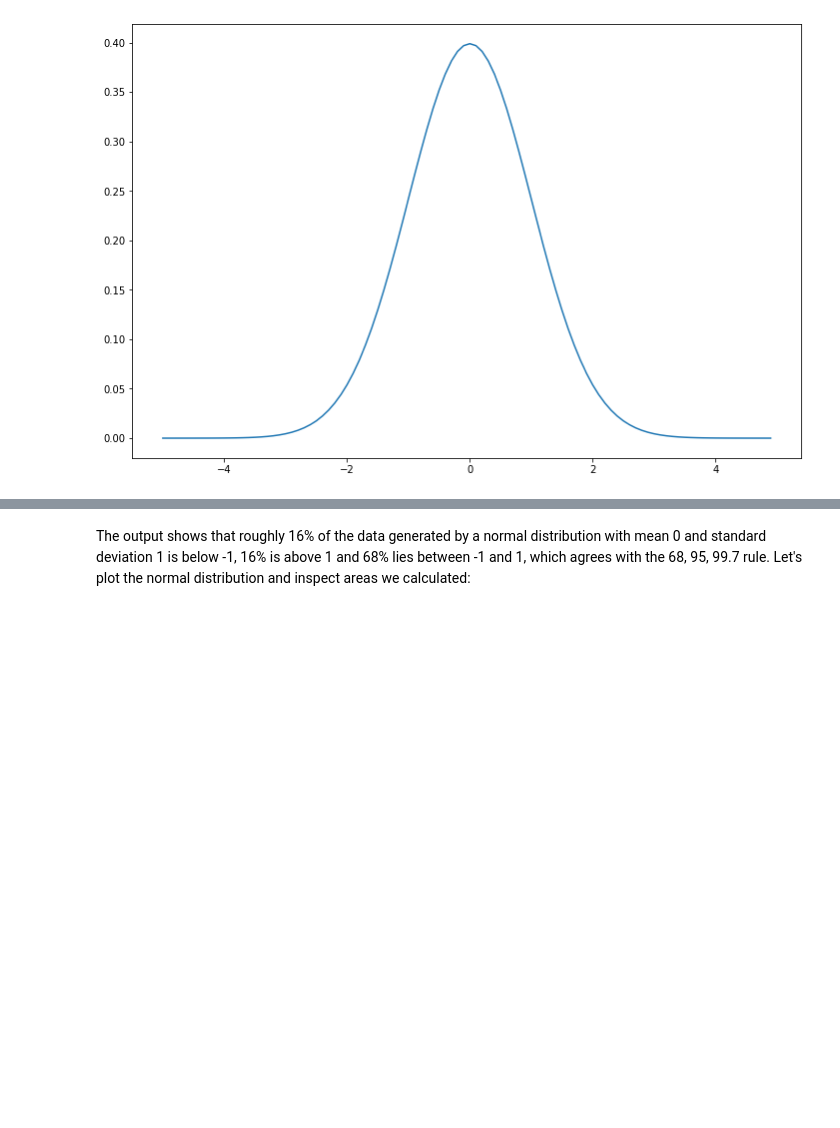
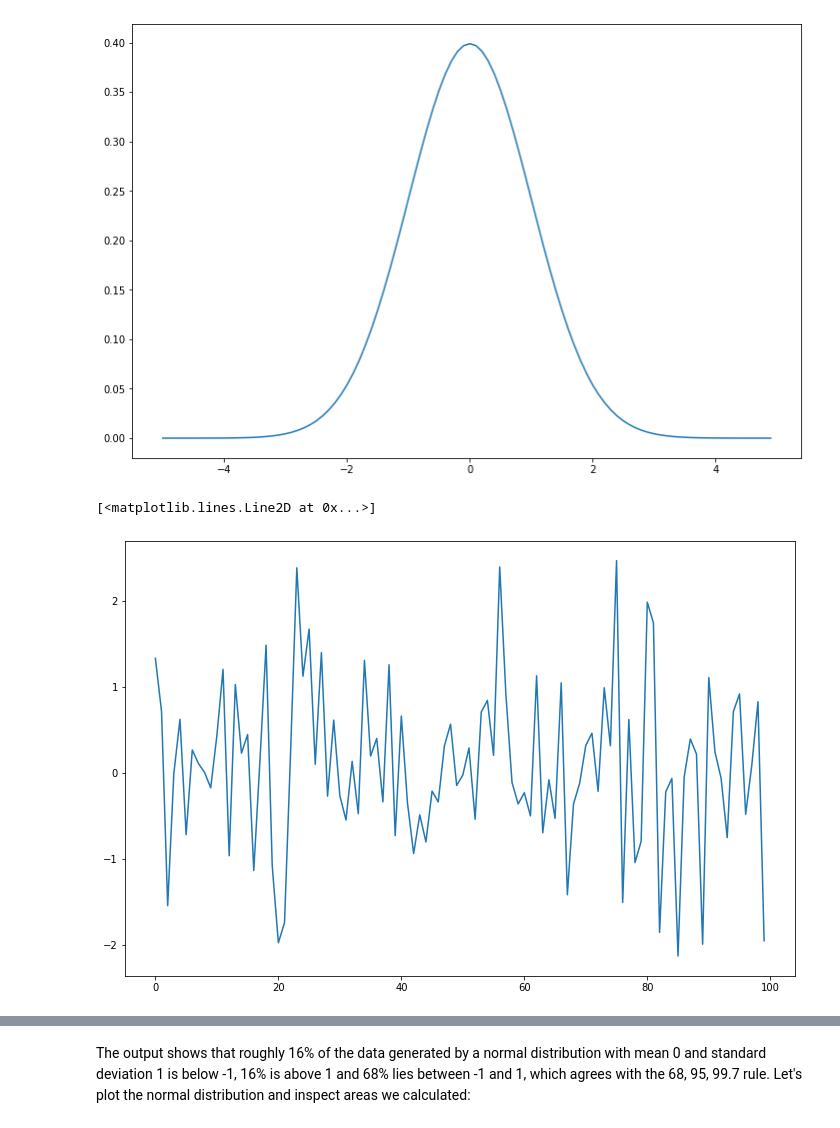
Before and after one commit to wcj365/python-stats-dataviz, a Jupyter notebook: 09_Normal_Distribution.ipynb, the cells around one changed output, grey strips where cells are left out. Saved outputs shown, nothing was run; the diff lists cells and outputs as text; code cells hidden in the pictures; blank space fills up the shorter version.

```diff
--- a/09_Normal_Distribution.ipynb
+++ b/09_Normal_Distribution.ipynb
@@ -94,3 +102,13 @@ sns.lineplot(x,y)
 # %% [output]
 <matplotlib.axes._subplots.AxesSubplot at 0x...>
 [figure]
+# %%
+# Use Numpy's random number generator of a normal distribution
+# Generate 100 data points and plot the histogram
+
+np.random.seed(10)
+sample_data = np.random.normal(0,1,100)     # 100 data points
+plt.plot(sample_data)
+# %% [output]
+[<matplotlib.lines.Line2D at 0x...>]
+[figure, added]
```
Also changed, not shown: parts of 19 cells of this notebook.
